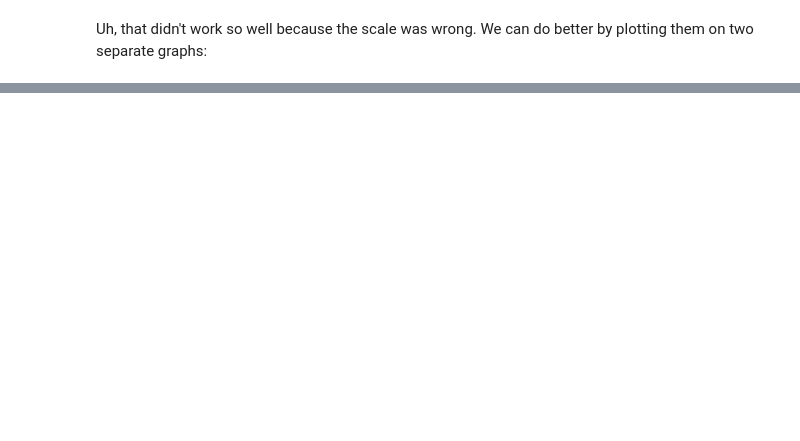
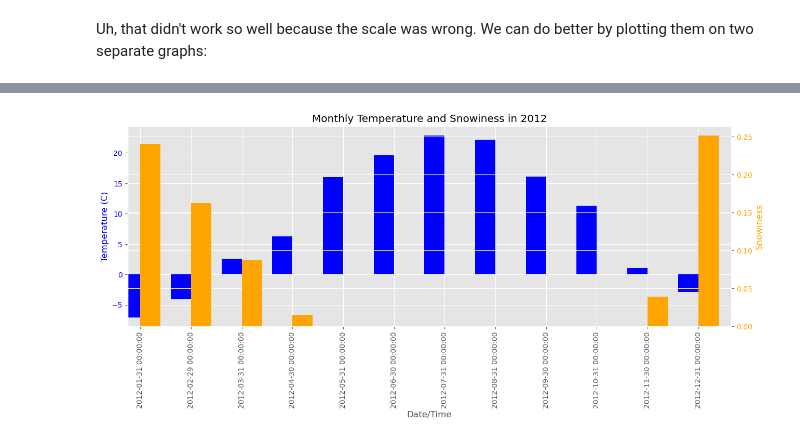
Before and after one commit to Fabian-cloud-creator/pandas-cookbook, a Jupyter notebook: cookbook/Chapter 6 - String Operations- Which month was the snowiest.ipynb, the cells around one changed output, grey strips where cells are left out. Saved outputs shown, nothing was run; the diff lists cells and outputs as text; code cells hidden in the pictures; blank space fills up the shorter version.

```diff
--- a/cookbook/Chapter 6 - String Operations- Which month was the snowiest.ipynb
+++ b/cookbook/Chapter 6 - String Operations- Which month was the snowiest.ipynb
@@ -192,3 +197,17 @@ array([<matplotlib.axes._subplots.AxesSubplot object at 0x...>,
     .warning{
         color: rgb( 240, 20, 20 )
         }
+# %%
+# chnage the graph into one with two labled y-axes
+fig, ax1 = plt.subplots(figsize=(15, 5))
+ax2 = ax1.twinx()
+stats['Temperature'].plot(kind='bar', ax=ax1, color='blue', width=0.4, position=1)
+stats['Snowiness'].plot(kind='bar', ax=ax2, color='orange', width=0.4, position=0)
+ax1.set_ylabel('Temperature (C)', color='blue')
+ax2.set_ylabel('Snowiness', color='orange')
+ax1.tick_params(axis='y', labelcolor='blue')
+ax2.tick_params(axis='y', labelcolor='orange')
+plt.title('Monthly Temperature and Snowiness in 2012')
+plt.show()
+# %% [output]
+[figure, added]
```
Also changed, not shown: parts of 8 cells of this notebook.
